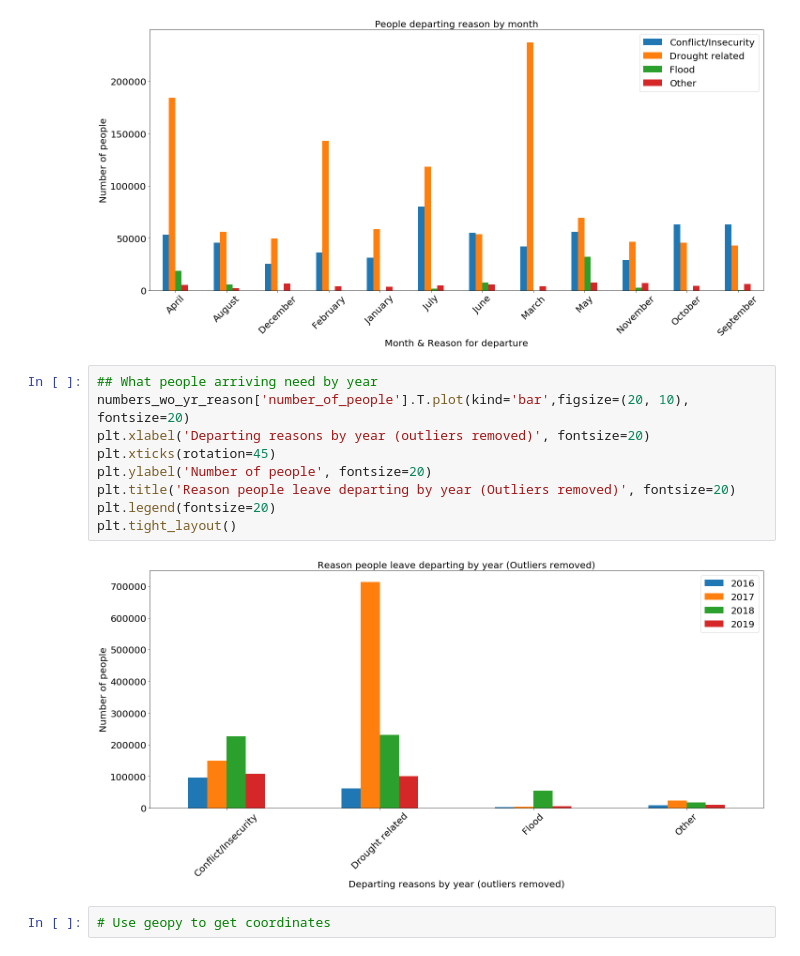
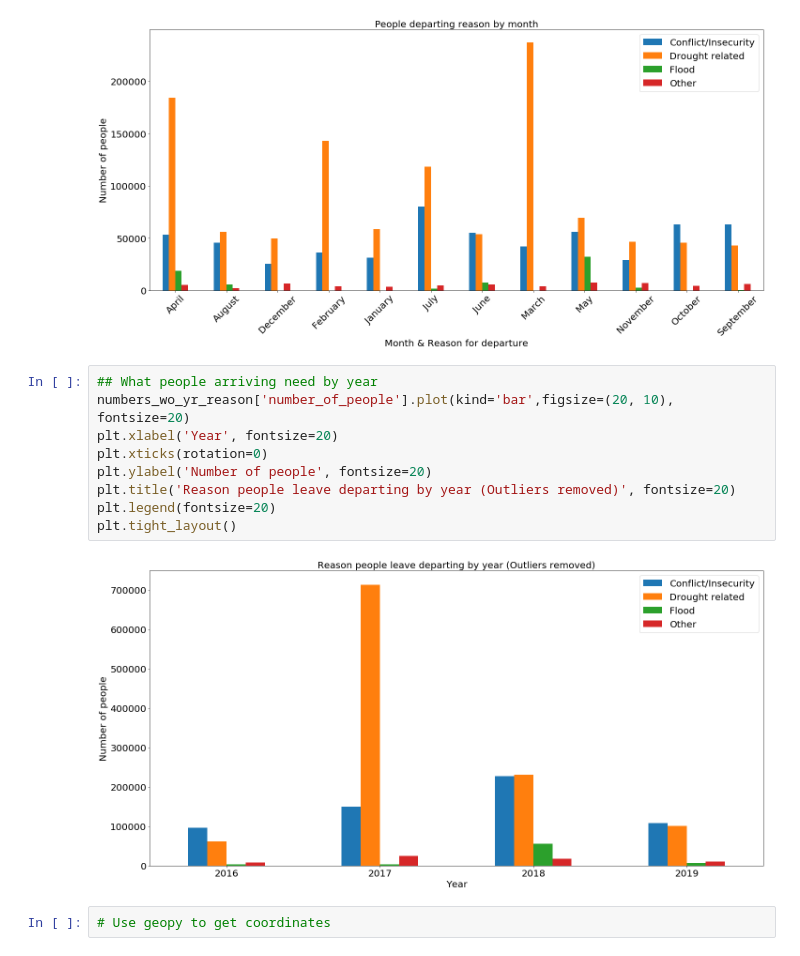
Before and after one commit to srishilesh/UNHCR, a Jupyter notebook: task2_displacements_data_analysis/exploring_displacements_prasanna.ipynb, the cells around one changed output. Drawn from its saved outputs; the diff is of its cells as text.

```diff
--- a/task2_displacements_data_analysis/exploring_displacements_prasanna.ipynb
+++ b/task2_displacements_data_analysis/exploring_displacements_prasanna.ipynb
@@ -447,15 +447,15 @@ plt.tight_layout()
 [figure]
 # %%
 ## What people arriving need by year
-numbers_wo_yr_reason['number_of_people'].T.plot(kind='bar',figsize=(20, 10), fontsize=20)
-plt.xlabel('Departing reasons by year (outliers removed)', fontsize=20)
-plt.xticks(rotation=45)
+numbers_wo_yr_reason['number_of_people'].plot(kind='bar',figsize=(20, 10), fontsize=20)
+plt.xlabel('Year', fontsize=20)
+plt.xticks(rotation=0)
 plt.ylabel('Number of people', fontsize=20)
 plt.title('Reason people leave departing by year (Outliers removed)', fontsize=20)
 plt.legend(fontsize=20)
 plt.tight_layout()
 # %% [output]
-[figure, old version]
+[figure, new version]
 # %%
 # Use geopy to get coordinates
 # %%
```
Also changed, not shown: parts of 1 cell of this notebook.
